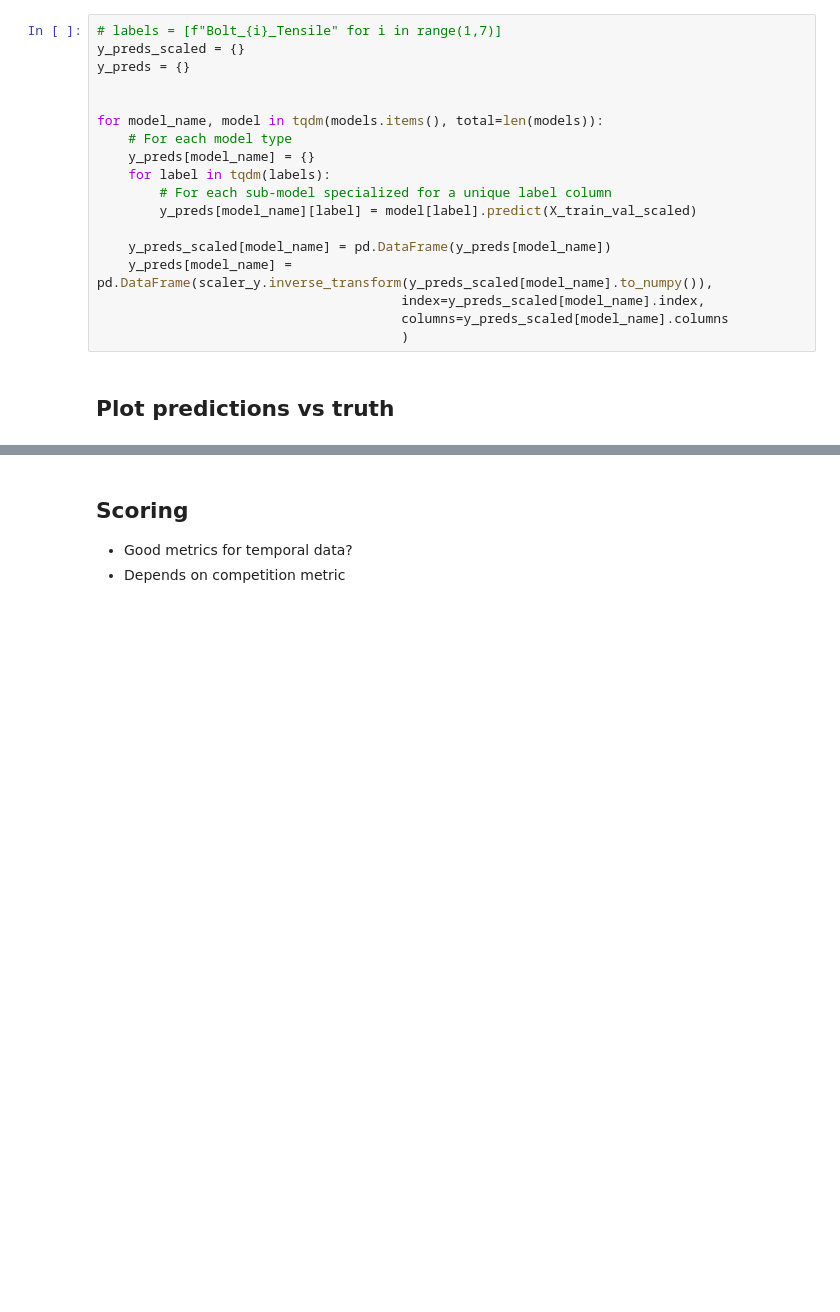
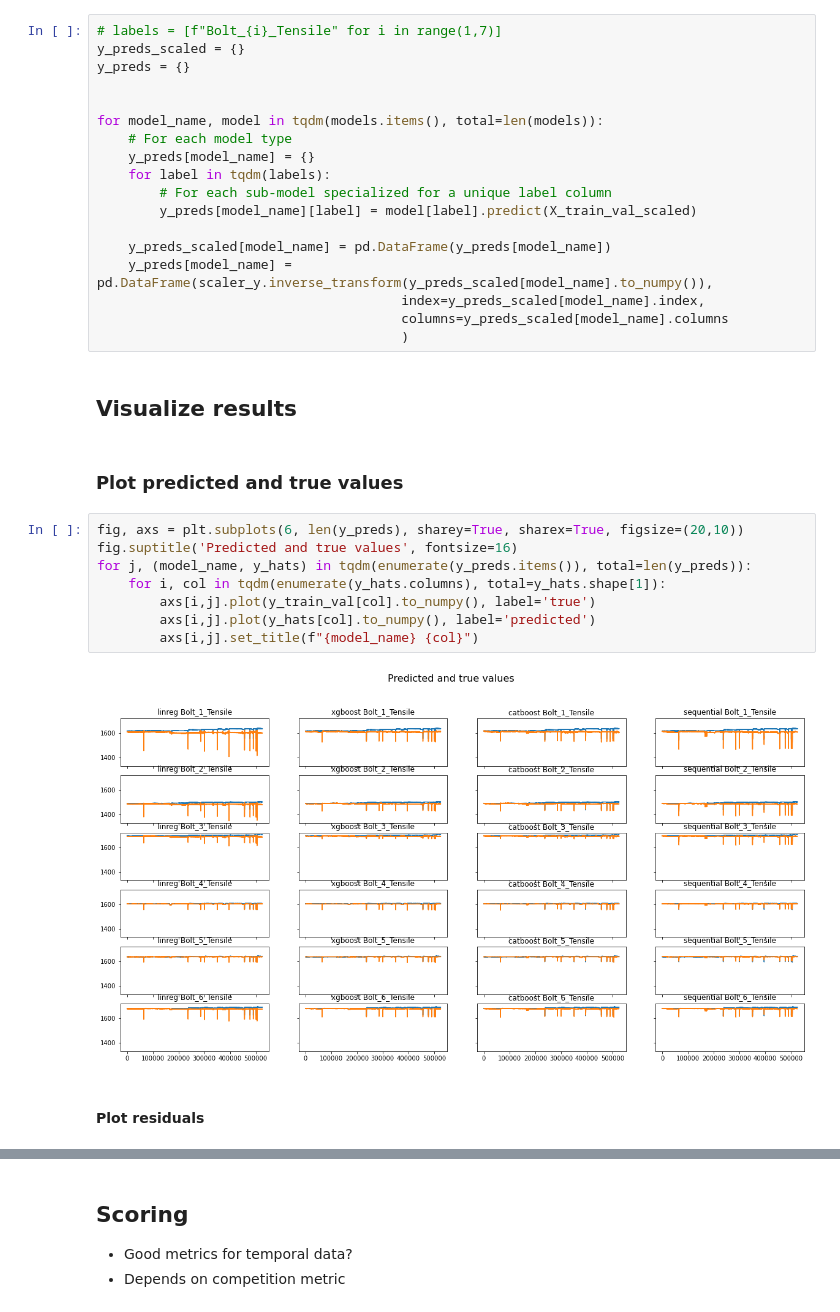
Before and after one commit to viggotw/Krafthack_SopraSteria_Team3, a Jupyter notebook: main_notebook.ipynb, the cells around one changed output, grey strips where cells are left out. Cells and saved outputs as stored; diff of their text form; blank space fills up the shorter version.

```diff
--- a/main_notebook.ipynb
+++ b/main_notebook.ipynb
@@ -341,8 +415,22 @@ for model_name, model in tqdm(models.items(), total=len(models)):
                                        index=y_preds_scaled[model_name].index,
                                        columns=y_preds_scaled[model_name].columns
                                        )
+# %% [markdown]
+## Visualize results
+# %% [markdown]
+### Plot predicted and true values
+# %%
+fig, axs = plt.subplots(6, len(y_preds), sharey=True, sharex=True, figsize=(20,10))
+fig.suptitle('Predicted and true values', fontsize=16)
+for j, (model_name, y_hats) in tqdm(enumerate(y_preds.items()), total=len(y_preds)):
+    for i, col in tqdm(enumerate(y_hats.columns), total=y_hats.shape[1]):
+        axs[i,j].plot(y_train_val[col].to_numpy(), label='true')
+        axs[i,j].plot(y_hats[col].to_numpy(), label='predicted')
+        axs[i,j].set_title(f"{model_name} {col}")
+# %% [output]
+[figure, added]
 # %% [markdown]
-## Plot predictions vs truth
+#### Plot residuals
 # %%
 fig, axs = plt.subplots(6, len(y_preds), sharey=True, sharex=True, figsize=(20,10))
 fig.suptitle('Residuals', fontsize=16)
```
Also changed, not shown: parts of 34 cells of this notebook, 2 other files.
